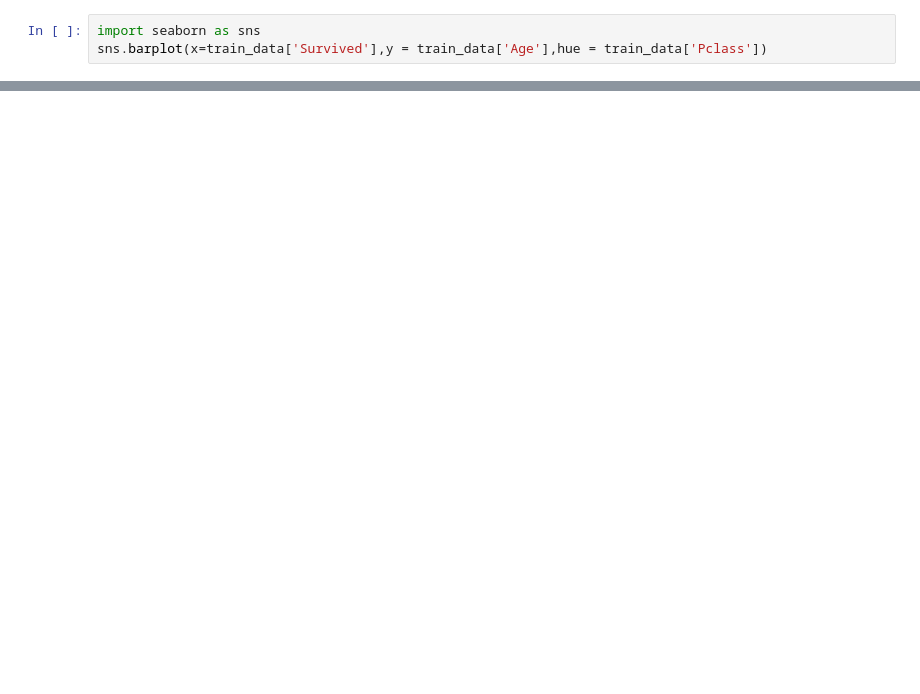
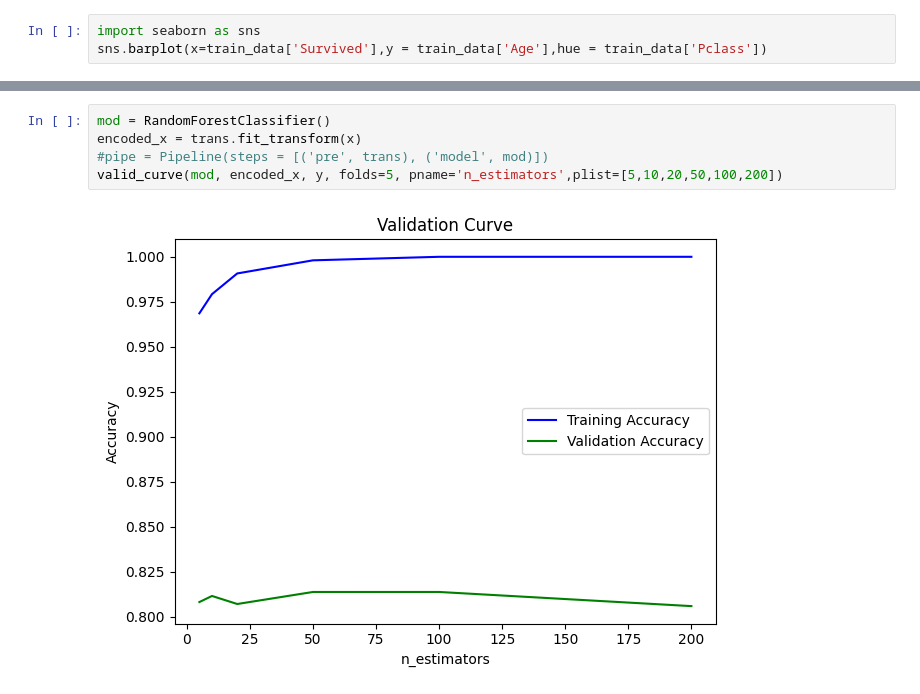
Before and after one commit to mherna72/kaggle_projects, a Jupyter notebook: titani.ipynb, the cells around one changed output, grey strips where cells are left out. Drawn from its saved outputs; the diff is of its cells as text; blank space fills up the shorter version.

```diff
--- a/titani.ipynb
+++ b/titani.ipynb
@@ -120,0 +130,7 @@ pipe.fit(x_train, y_train)
+# %%
+mod = RandomForestClassifier()
+encoded_x = trans.fit_transform(x)
+#pipe = Pipeline(steps = [('pre', trans), ('model', mod)])
+valid_curve(mod, encoded_x, y, folds=5, pname='n_estimators',plist=[5,10,20,50,100,200])
+# %% [output]
+[figure, added]
```
Also changed, not shown: parts of 13 cells of this notebook.
